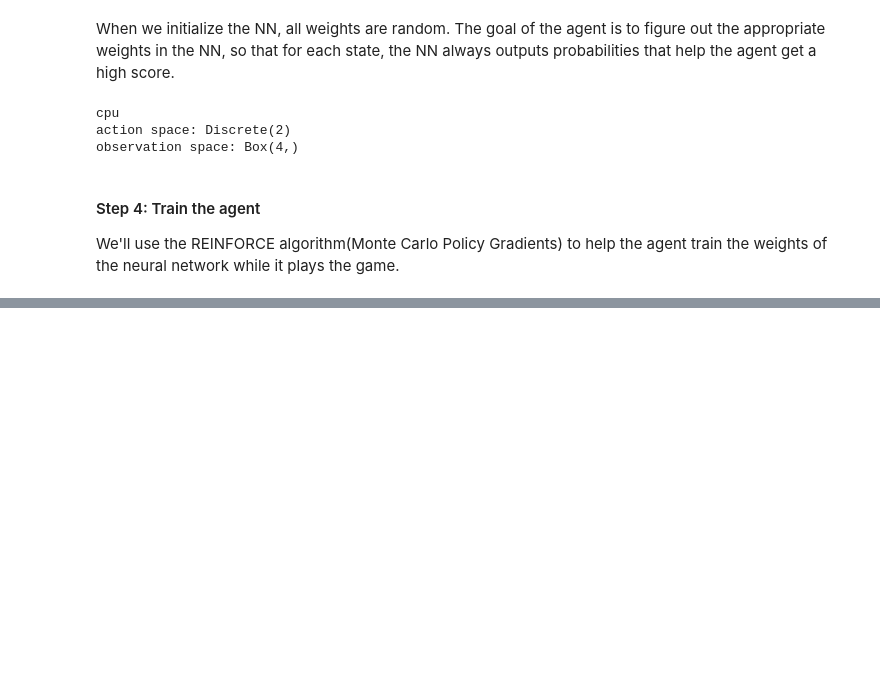
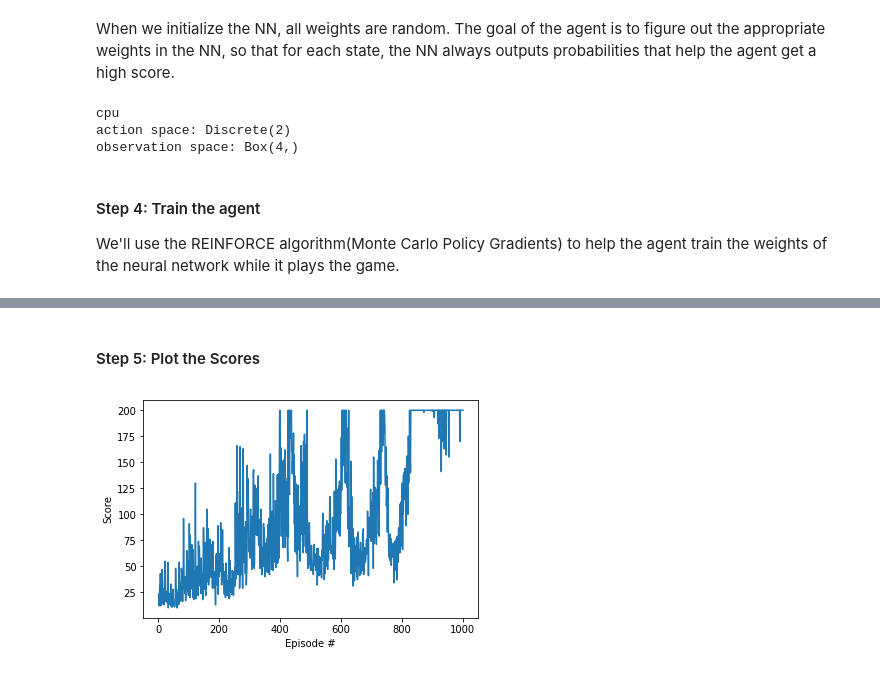
Before and after one commit to gitgik/learning-data-science, a Jupyter notebook: reinforcement_learning.ipynb, the cells around one changed output, grey strips where cells are left out. Drawn from its saved outputs; the diff is of its cells as text; code cells hidden in the pictures; blank space fills up the shorter version.

```diff
--- a/reinforcement_learning.ipynb
+++ b/reinforcement_learning.ipynb
@@ -166,7 +166,7 @@ class Policy(nn.Module):
 
     def forward(self, x):
         # activation functions is ReLu (Rectified Linear unit)
-        x = F.relu(self.fcl(x))
+        x = F.relu(self.fc1(x))
         x = self.fc2(x)
         return F.softmax(x, dim=1)
 
@@ -185,0 +251,11 @@ We'll use the REINFORCE algorithm(Monte Carlo Policy Gradients) to help the agen
+# %% [markdown]
+#### Step 5: Plot the Scores
+# %%
+fig = plt.figure()
+ax = fig.add_subplot(111)
+plt.plot(np.arange(1, len(scores) + 1), scores)
+plt.ylabel('Score')
+plt.xlabel('Episode #')
+plt.show()
+# %% [output]
+[figure, added]
```
Also changed, not shown: parts of 2 cells of this notebook.
